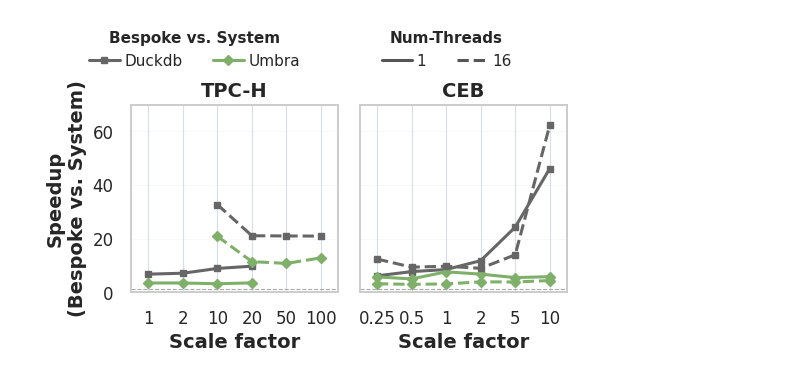
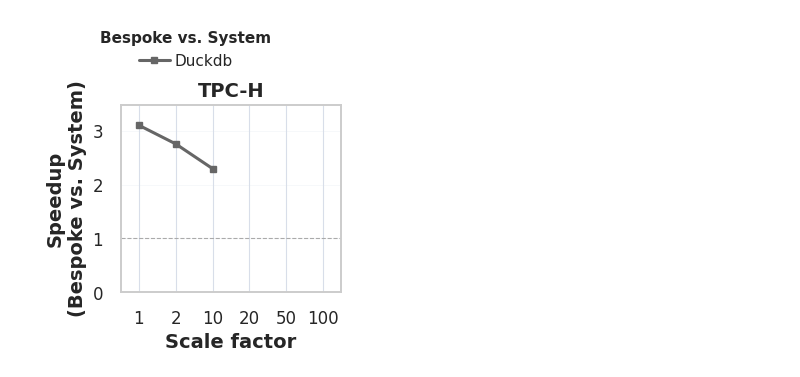
Before and after one commit to SynnoDB/SynnoDB, a Jupyter notebook: observability/benchmark/assemble_plot_cmd.ipynb, the cells around one changed output. Drawn from its saved outputs; the diff is of its cells as text; code cells hidden in the pictures.

```diff
--- a/observability/benchmark/assemble_plot_cmd.ipynb
+++ b/observability/benchmark/assemble_plot_cmd.ipynb
@@ -144,10 +140,10 @@ def get_matching_files(
     return matching_files
 
 
-benchmarks = ["tpch", "ceb"]
+benchmarks = ["tpch_st"]
 systems = ["DuckDB", "Clickhouse", "Umbra", "Bespoke"]
 
-sf_plot = False
+sf_plot = True
 
 if sf_plot:
     sf_list = [1, 2, 20]
@@ -202,15 +187,11 @@ File /mnt/labstore/bespoke_olap/benchmark_logs/20260601_211240_duckdb_ceb.csv do
 import importlib
 from types import SimpleNamespace
 
-import demo_and_analysis.benchmark.plot
-import demo_and_analysis.benchmark.plot_by_threads
-import utils.logging_and_reporting.logger
+import observability.benchmark.plot
+import observability.benchmark.plot_by_threads
 
-importlib.reload(demo_and_analysis.benchmark.plot_by_threads)
-importlib.reload(demo_and_analysis.benchmark.plot)
-importlib.reload(utils.logging_and_reporting.logger)
-
-from demo_and_analysis.benchmark.plot import plot_logs
+importlib.reload(observability.benchmark.plot_by_threads)
+importlib.reload(observability.benchmark.plot)
 
 plot_args = {
     "logs": matching_files,
@@ -218,9 +199,9 @@ plot_args = {
     "x": "scale_factor",
     # "title": "TPC-H Speedup by Scalefactor",
     "thread_plot_args": {
-        "show_speedup": True,  # <-- add this
+        "show_speedup": True,
         "product_plot": True,
-        "threads_to_show": [1, 16],
+        "threads_to_show": [1],
         "show_value_labels": False,
     },
 }
@@ -228,7 +209,7 @@ plot_args = {
 # convert to namespace
 plot_args_ns = SimpleNamespace(**plot_args)
 
-fig = plot_logs(plot_args_ns, show=True)
+fig = observability.benchmark.plot.plot_logs(plot_args_ns, show=True)
 assert fig is not None, "Plotting failed, fig is None"
 
 fig.show()
@@ -238,4 +219,4 @@ fig.show()
-[figure, old version]
+[figure, new version]
 # %%
 import importlib
 from types import SimpleNamespace
```
Also changed, not shown: parts of 4 cells of this notebook, 8 other files.
